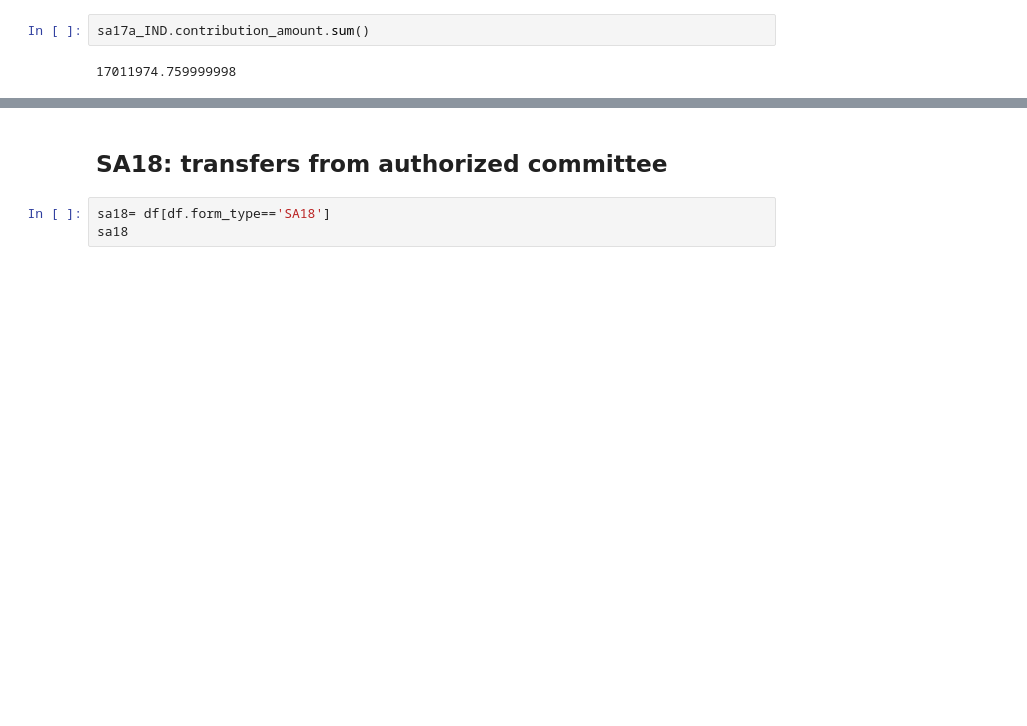
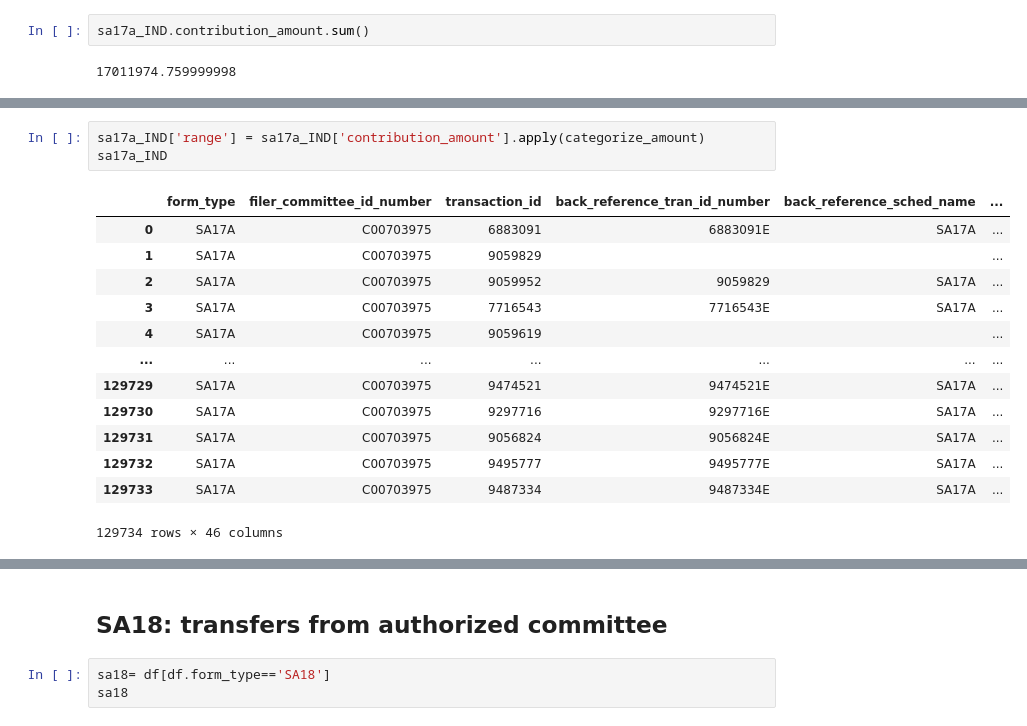
Before and after one commit to pmagtulis/us-campaign-finance, a Jupyter notebook: contributions/Kamala Harris.ipynb, the cells around one changed output, grey strips where cells are left out. Saved outputs shown, nothing was run; the diff lists cells and outputs as text; blank space fills up the shorter version.

```diff
--- a/contributions/Kamala Harris.ipynb
+++ b/contributions/Kamala Harris.ipynb
@@ -150,0 +170,17 @@ sa17a_IND.contribution_amount.sum()
+# %%
+sa17a_IND['range'] = sa17a_IND['contribution_amount'].apply(categorize_amount)
+sa17a_IND
+# %% [output]
+|  | form_type | filer_committee_id_number | transaction_id | back_reference_tran_id_number | back_reference_sched_name | ... |
+| 0 | SA17A | C00703975 | 6883091 | 6883091E | SA17A | ... |
+| 1 | SA17A | C00703975 | 9059829 |  |  | ... |
+| 2 | SA17A | C00703975 | 9059952 | 9059829 | SA17A | ... |
+| 3 | SA17A | C00703975 | 7716543 | 7716543E | SA17A | ... |
+| 4 | SA17A | C00703975 | 9059619 |  |  | ... |
+| ... | ... | ... | ... | ... | ... | ... |
+| 129729 | SA17A | C00703975 | 9474521 | 9474521E | SA17A | ... |
+| 129730 | SA17A | C00703975 | 9297716 | 9297716E | SA17A | ... |
+| 129731 | SA17A | C00703975 | 9056824 | 9056824E | SA17A | ... |
+| 129732 | SA17A | C00703975 | 9495777 | 9495777E | SA17A | ... |
+| 129733 | SA17A | C00703975 | 9487334 | 9487334E | SA17A | ... |
+129734 rows × 46 columns
```
Also changed, not shown: parts of 57 cells of this notebook, 1 other file.
